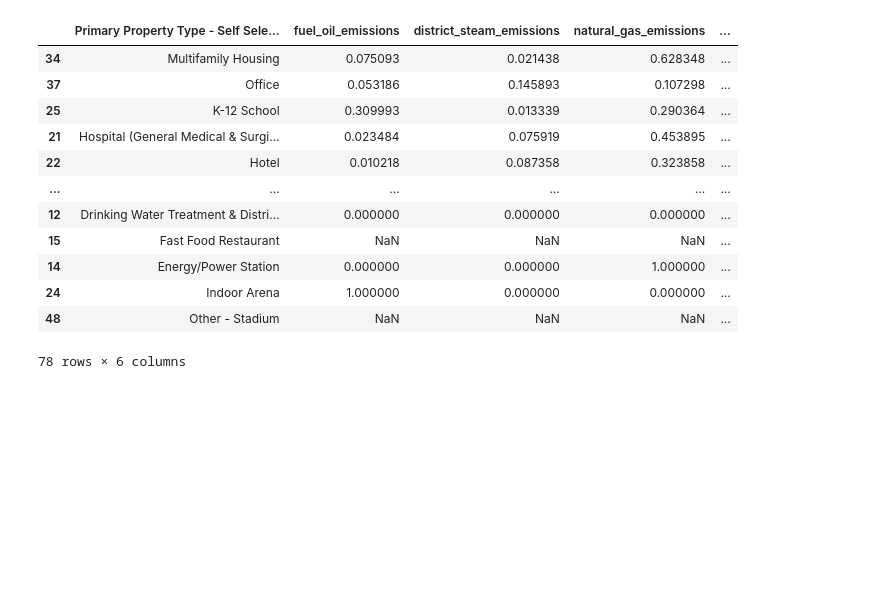
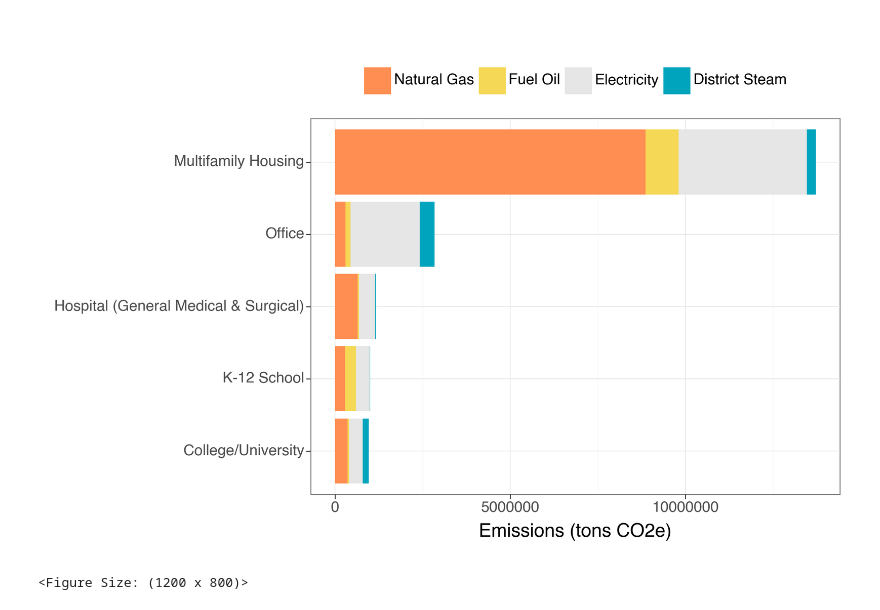
Before and after one commit to tsdataclinic/Building-Emissions, a Jupyter notebook: notebooks/overall_emssions.ipynb, the cells around one changed output. Drawn from its saved outputs; the diff is of its cells as text; code cells hidden in the pictures; blank space fills up the shorter version.

```diff
--- a/notebooks/overall_emssions.ipynb
+++ b/notebooks/overall_emssions.ipynb
@@ -9,10 +9,12 @@ import statsmodels.formula.api as smf
 from plotnine import *
 pd.options.mode.chained_assignment = None
 energy = pd.read_csv("https://data.cityofnewyork.us/api/views/5zyy-y8am/rows.csv?date=20231212&accessType=DOWNLOAD")
-covered_buildings = pd.read_csv("../data/covered_buildings.csv")
+#covered_buildings = pd.read_csv("../data/covered_buildings.csv")
 
 energy['BBL'] = energy['NYC Borough, Block and Lot (BBL)'].str.replace('-', '')
-energy = energy[energy['BBL'].isin(covered_buildings['10 Digit BBL'].astype(str))]
+#energy = energy[energy['BBL'].isin(covered_buildings['10 Digit BBL'].astype(str))]
+# %%
+colors =  ["#00a5bd", "#e6e6e6", "#f5d855", "#ff8e52", "#000000"]
 # %%
 housing = energy.copy(deep = True)
 housing['total_units'] = pd.to_numeric(housing['Multifamily Housing - Total Number of Residential Living Units'], errors='coerce')
@@ -105,22 +107,24 @@ energy_mix["natural_gas_emissions"] = energy_mix["Natural Gas Use (kBtu)_est"]
 energy_mix["electricity_emissions"] = energy_mix["Electricity Use - Grid Purchase (kWh)_est"]
 # %%
 top_20 = energy_mix[["Primary Property Type - Self Selected","fuel_oil_emissions", "district_steam_emissions", "natural_gas_emissions", "electricity_emissions", "total_emissions"]].groupby("Primary Property Type - Self Selected").sum().reset_index().sort_values("electricity_emissions", ascending=False)
+# %%
+top_20['Primary Property Type - Self Selected'] = pd.Categorical(top_20['Primary Property Type - Self Selected'], categories=top_20.sort_values('total_emissions')['Primary Property Type - Self Selected'], ordered=True)
 # %%
 cols = ["fuel_oil_emissions", "district_steam_emissions", "natural_gas_emissions", "electricity_emissions"]
 top_20.loc[:, cols] = top_20[cols].div(top_20['total_emissions'], axis=0)
-# %%
-top_20
-# %% [output]
-|  | Primary Property Type - Self Sele... | fuel_oil_emissions | district_steam_emissions | natural_gas_emissions | ... |
-| 34 | Multifamily Housing | 0.075093 | 0.021438 | 0.628348 | ... |
-| 37 | Office | 0.053186 | 0.145893 | 0.107298 | ... |
-| 25 | K-12 School | 0.309993 | 0.013339 | 0.290364 | ... |
-| 21 | Hospital (General Medical & Surgi... | 0.023484 | 0.075919 | 0.453895 | ... |
-| 22 | Hotel | 0.010218 | 0.087358 | 0.323858 | ... |
-| ... | ... | ... | ... | ... | ... |
-| 12 | Drinking Water Treatment & Distri... | 0.000000 | 0.000000 | 0.000000 | ... |
-| 15 | Fast Food Restaurant | NaN | NaN | NaN | ... |
-| 14 | Energy/Power Station | 0.000000 | 0.000000 | 1.000000 | ... |
-| 24 | Indoor Arena | 1.000000 | 0.000000 | 0.000000 | ... |
-| 48 | Other - Stadium | NaN | NaN | NaN | ... |
-78 rows × 6 columns
+# %%
+from plotnine import guides, guide_legend
+
+plot_dat = top_20.head(5).melt("Primary Property Type - Self Selected").query("variable != 'total_emissions'")
+
+(ggplot(plot_dat, aes(x = "Primary Property Type - Self Selected", y = "value", fill = "variable")) +
+ geom_bar(stat = "identity") +
+ coord_flip() +
+ scale_fill_manual(name = " ", values = colors[0:4], labels = ["District Steam", "Electricity", "Fuel Oil", "Natural Gas"]) +
+ labs(x = "", y = "Emissions (tons CO2e)") +
+ theme_bw(base_size= 20) +
+ theme(figure_size=(12,8), legend_position="top") +
+ guides(fill=guide_legend(reverse=True)))
+# %% [output]
+[figure, added]
+<Figure Size: (1200 x 800)>
```
Also changed, not shown: parts of 3 cells of this notebook, 4 other files.
